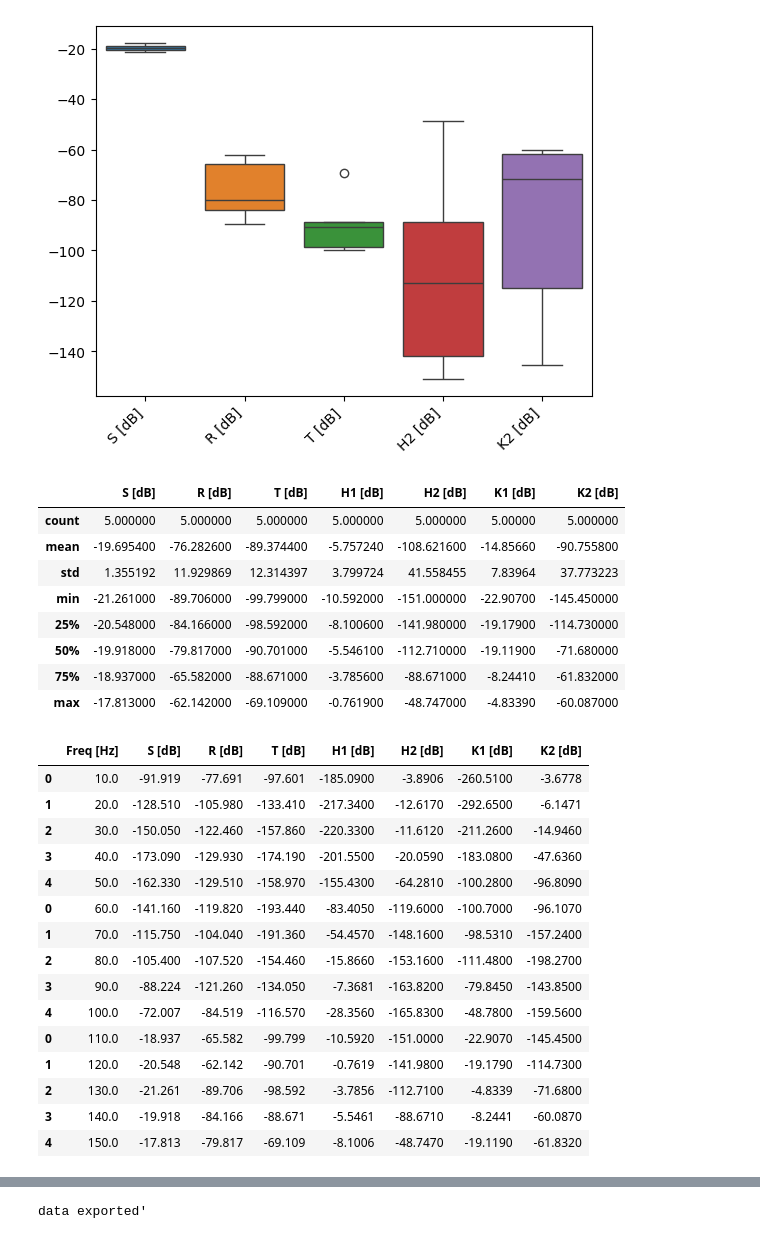
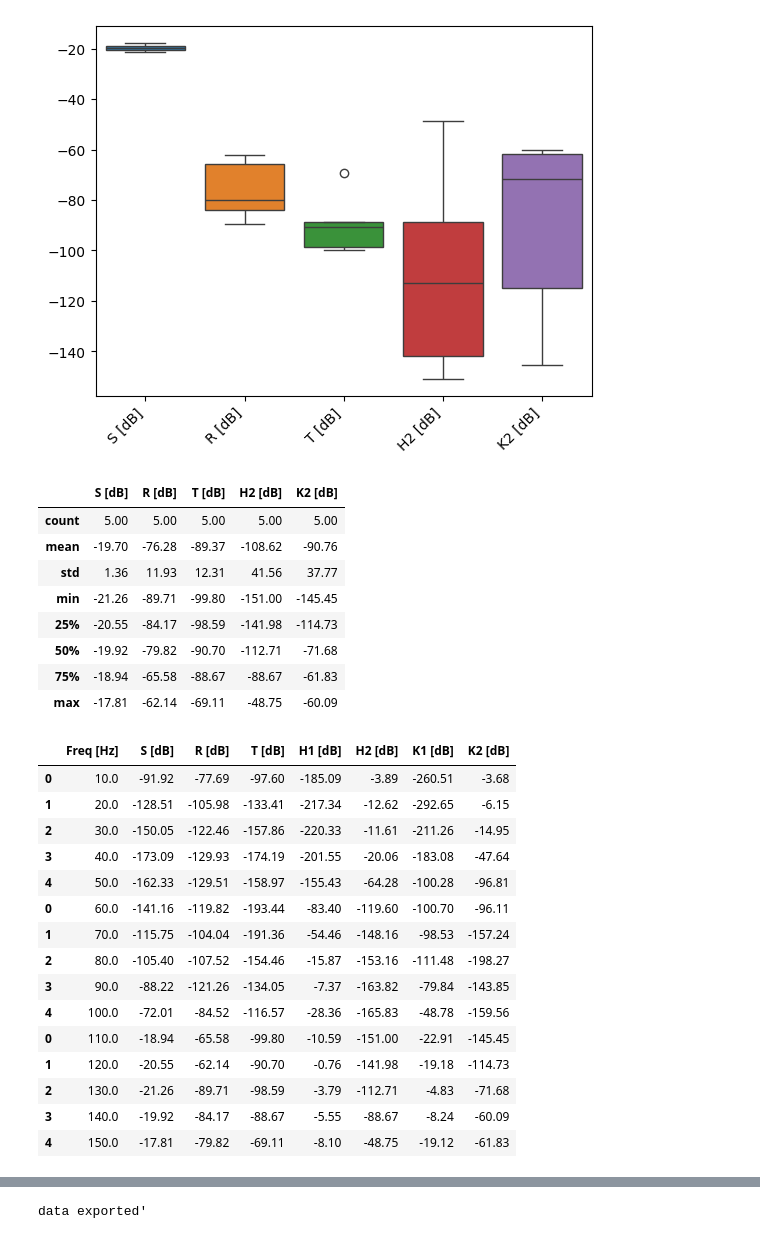
Before and after one commit to anderson-ferreira-83/Article_publish_comp_lattices_thin_plate_2023_anderson_83, a Jupyter notebook: sec4_2_res1_stat_descritive_lattices/results_tr_lattices_3_regions.ipynb, the cells around one changed output, grey strips where cells are left out. Cells and saved outputs as stored; diff of their text form; code cells hidden in the pictures.

```diff
--- a/sec4_2_res1_stat_descritive_lattices/results_tr_lattices_3_regions.ipynb
+++ b/sec4_2_res1_stat_descritive_lattices/results_tr_lattices_3_regions.ipynb
@@ -133,17 +135,18 @@ plt.show()
 [figure]
 # %%
 #
-df_110_150.drop(columns=['Freq [Hz]']).describe()
+#df_110_150.drop(columns=['Freq [Hz]']).describe().round(2)
+df_110_150.drop(columns=['Freq [Hz]','H1 [dB]','K1 [dB]']).describe().round(2)
 # %% [output]
-|  | S [dB] | R [dB] | T [dB] | H1 [dB] | H2 [dB] | K1 [dB] | K2 [dB] |
-| count | 5.000000 | 5.000000 | 5.000000 | 5.000000 | 5.000000 | 5.00000 | 5.000000 |
-| mean | -19.695400 | -76.282600 | -89.374400 | -5.757240 | -108.621600 | -14.85660 | -90.755800 |
-| std | 1.355192 | 11.929869 | 12.314397 | 3.799724 | 41.558455 | 7.83964 | 37.773223 |
-| min | -21.261000 | -89.706000 | -99.799000 | -10.592000 | -151.000000 | -22.90700 | -145.450000 |
-| 25% | -20.548000 | -84.166000 | -98.592000 | -8.100600 | -141.980000 | -19.17900 | -114.730000 |
-| 50% | -19.918000 | -79.817000 | -90.701000 | -5.546100 | -112.710000 | -19.11900 | -71.680000 |
-| 75% | -18.937000 | -65.582000 | -88.671000 | -3.785600 | -88.671000 | -8.24410 | -61.832000 |
-| max | -17.813000 | -62.142000 | -69.109000 | -0.761900 | -48.747000 | -4.83390 | -60.087000 |
+|  | S [dB] | R [dB] | T [dB] | H2 [dB] | K2 [dB] |
+| count | 5.00 | 5.00 | 5.00 | 5.00 | 5.00 |
+| mean | -19.70 | -76.28 | -89.37 | -108.62 | -90.76 |
+| std | 1.36 | 11.93 | 12.31 | 41.56 | 37.77 |
+| min | -21.26 | -89.71 | -99.80 | -151.00 | -145.45 |
+| 25% | -20.55 | -84.17 | -98.59 | -141.98 | -114.73 |
+| 50% | -19.92 | -79.82 | -90.70 | -112.71 | -71.68 |
+| 75% | -18.94 | -65.58 | -88.67 | -88.67 | -61.83 |
+| max | -17.81 | -62.14 | -69.11 | -48.75 | -60.09 |
 # %%
 # Exportando para CSV
 df_10_50.to_csv('frequencies_10_50.csv', index=False)
@@ -153,23 +156,23 @@ df_110_150.to_csv('frequencies_110_150.csv', index=False)
 # Concatenando os DataFrames
 df_concatenated = pd.concat([df_10_50, df_60_100, df_110_150], axis=0)
 # %%
-df_concatenated
+df_concatenated.round(2)
 # %% [output]
 |  | Freq [Hz] | S [dB] | R [dB] | T [dB] | H1 [dB] | H2 [dB] | K1 [dB] | K2 [dB] |
-| 0 | 10.0 | -91.919 | -77.691 | -97.601 | -185.0900 | -3.8906 | -260.5100 | -3.6778 |
-| 1 | 20.0 | -128.510 | -105.980 | -133.410 | -217.3400 | -12.6170 | -292.6500 | -6.1471 |
-| 2 | 30.0 | -150.050 | -122.460 | -157.860 | -220.3300 | -11.6120 | -211.2600 | -14.9460 |
-| 3 | 40.0 | -173.090 | -129.930 | -174.190 | -201.5500 | -20.0590 | -183.0800 | -47.6360 |
-| 4 | 50.0 | -162.330 | -129.510 | -158.970 | -155.4300 | -64.2810 | -100.2800 | -96.8090 |
-| 0 | 60.0 | -141.160 | -119.820 | -193.440 | -83.4050 | -119.6000 | -100.7000 | -96.1070 |
-| 1 | 70.0 | -115.750 | -104.040 | -191.360 | -54.4570 | -148.1600 | -98.5310 | -157.2400 |
-| 2 | 80.0 | -105.400 | -107.520 | -154.460 | -15.8660 | -153.1600 | -111.4800 | -198.2700 |
-| 3 | 90.0 | -88.224 | -121.260 | -134.050 | -7.3681 | -163.8200 | -79.8450 | -143.8500 |
-| 4 | 100.0 | -72.007 | -84.519 | -116.570 | -28.3560 | -165.8300 | -48.7800 | -159.5600 |
-| 0 | 110.0 | -18.937 | -65.582 | -99.799 | -10.5920 | -151.0000 | -22.9070 | -145.4500 |
-| 1 | 120.0 | -20.548 | -62.142 | -90.701 | -0.7619 | -141.9800 | -19.1790 | -114.7300 |
-| 2 | 130.0 | -21.261 | -89.706 | -98.592 | -3.7856 | -112.7100 | -4.8339 | -71.6800 |
-| 3 | 140.0 | -19.918 | -84.166 | -88.671 | -5.5461 | -88.6710 | -8.2441 | -60.0870 |
-| 4 | 150.0 | -17.813 | -79.817 | -69.109 | -8.1006 | -48.7470 | -19.1190 | -61.8320 |
+| 0 | 10.0 | -91.92 | -77.69 | -97.60 | -185.09 | -3.89 | -260.51 | -3.68 |
+| 1 | 20.0 | -128.51 | -105.98 | -133.41 | -217.34 | -12.62 | -292.65 | -6.15 |
+| 2 | 30.0 | -150.05 | -122.46 | -157.86 | -220.33 | -11.61 | -211.26 | -14.95 |
+| 3 | 40.0 | -173.09 | -129.93 | -174.19 | -201.55 | -20.06 | -183.08 | -47.64 |
+| 4 | 50.0 | -162.33 | -129.51 | -158.97 | -155.43 | -64.28 | -100.28 | -96.81 |
+| 0 | 60.0 | -141.16 | -119.82 | -193.44 | -83.40 | -119.60 | -100.70 | -96.11 |
+| 1 | 70.0 | -115.75 | -104.04 | -191.36 | -54.46 | -148.16 | -98.53 | -157.24 |
+| 2 | 80.0 | -105.40 | -107.52 | -154.46 | -15.87 | -153.16 | -111.48 | -198.27 |
+| 3 | 90.0 | -88.22 | -121.26 | -134.05 | -7.37 | -163.82 | -79.84 | -143.85 |
+| 4 | 100.0 | -72.01 | -84.52 | -116.57 | -28.36 | -165.83 | -48.78 | -159.56 |
+| 0 | 110.0 | -18.94 | -65.58 | -99.80 | -10.59 | -151.00 | -22.91 | -145.45 |
+| 1 | 120.0 | -20.55 | -62.14 | -90.70 | -0.76 | -141.98 | -19.18 | -114.73 |
+| 2 | 130.0 | -21.26 | -89.71 | -98.59 | -3.79 | -112.71 | -4.83 | -71.68 |
+| 3 | 140.0 | -19.92 | -84.17 | -88.67 | -5.55 | -88.67 | -8.24 | -60.09 |
+| 4 | 150.0 | -17.81 | -79.82 | -69.11 | -8.10 | -48.75 | -19.12 | -61.83 |
 # %%
 #
```
Also changed, not shown: parts of 10 cells of this notebook.
